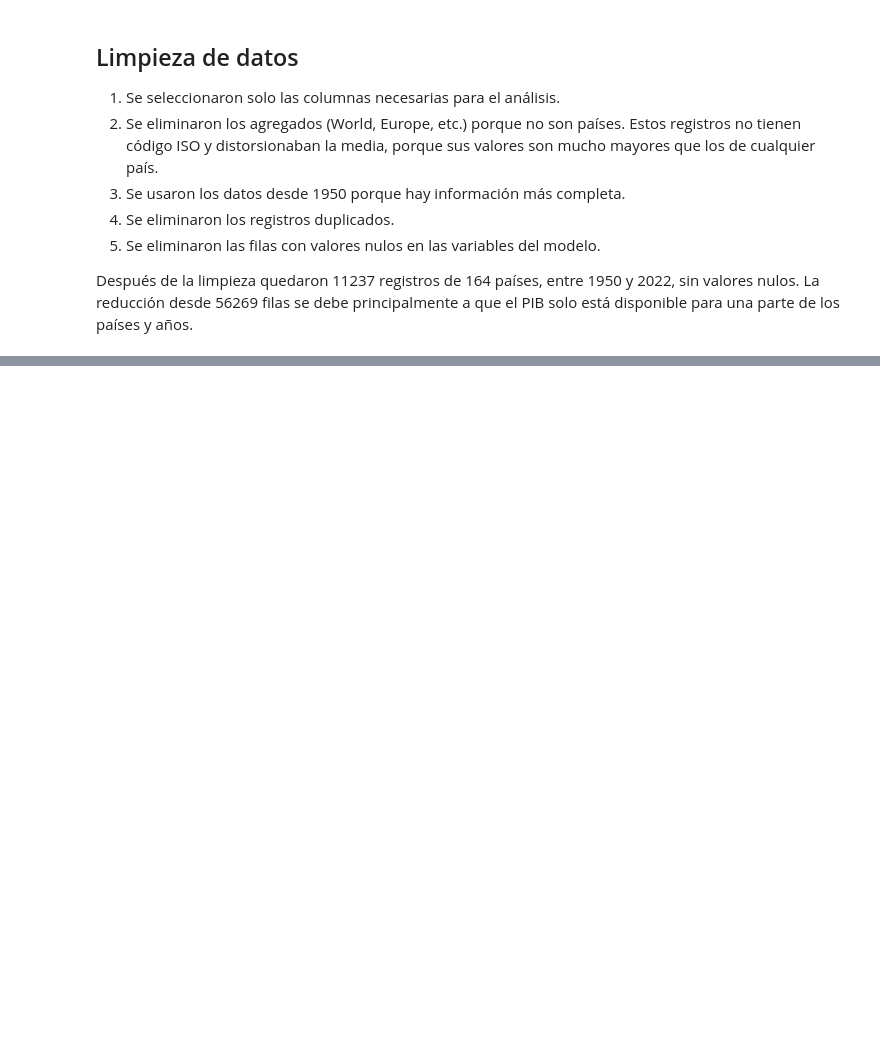
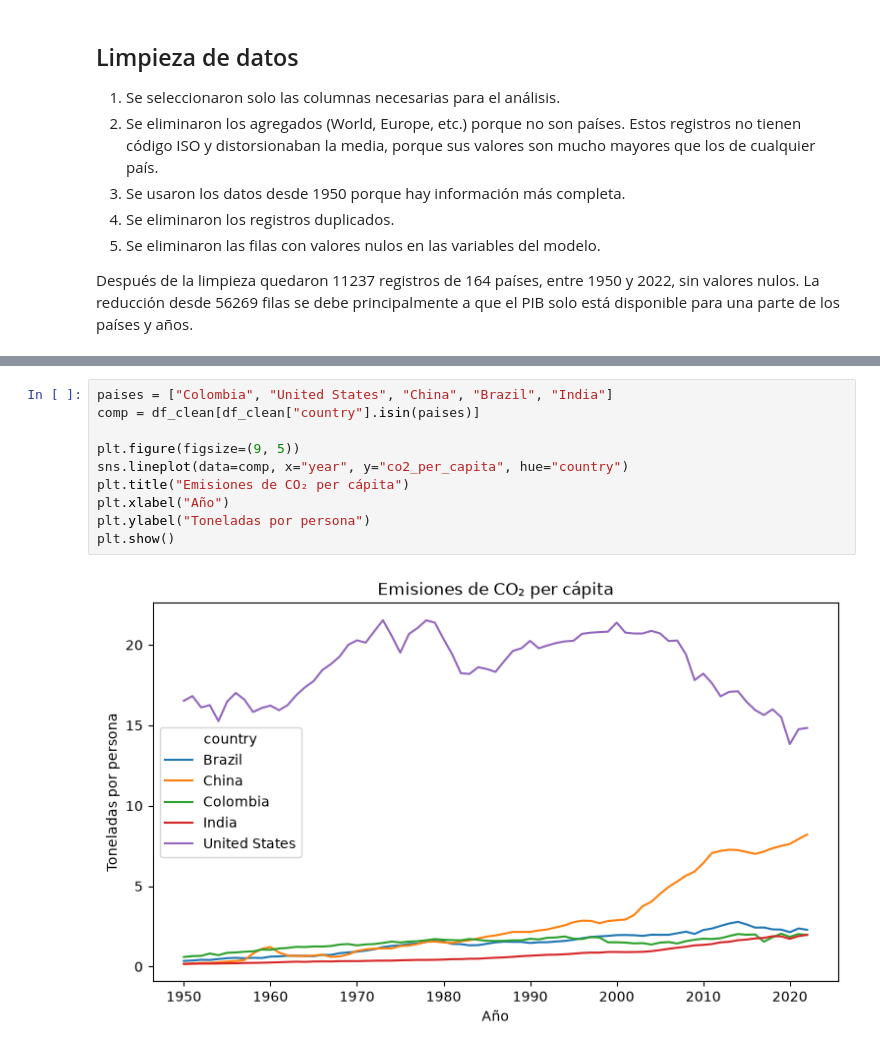
Before and after one commit to C4mila-H/Actividad-4, a Jupyter notebook: Actividad4_CO2.ipynb, the cells around one changed output, grey strips where cells are left out. Cells and saved outputs as stored; diff of their text form; blank space fills up the shorter version.

```diff
--- a/Actividad4_CO2.ipynb
+++ b/Actividad4_CO2.ipynb
@@ -135,0 +162,12 @@ Después de la limpieza quedaron 11237 registros de 164 países, entre 1950 y 20
+# %%
+paises = ["Colombia", "United States", "China", "Brazil", "India"]
+comp = df_clean[df_clean["country"].isin(paises)]
+
+plt.figure(figsize=(9, 5))
+sns.lineplot(data=comp, x="year", y="co2_per_capita", hue="country")
+plt.title("Emisiones de CO₂ per cápita")
+plt.xlabel("Año")
+plt.ylabel("Toneladas por persona")
+plt.show()
+# %% [output]
+[figure, added]
```
Also changed, not shown: parts of 6 cells of this notebook.
